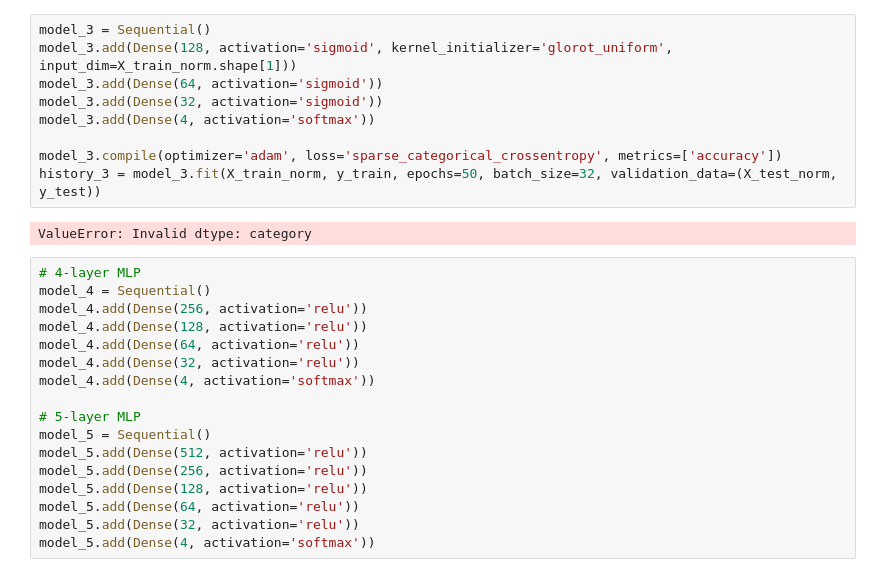
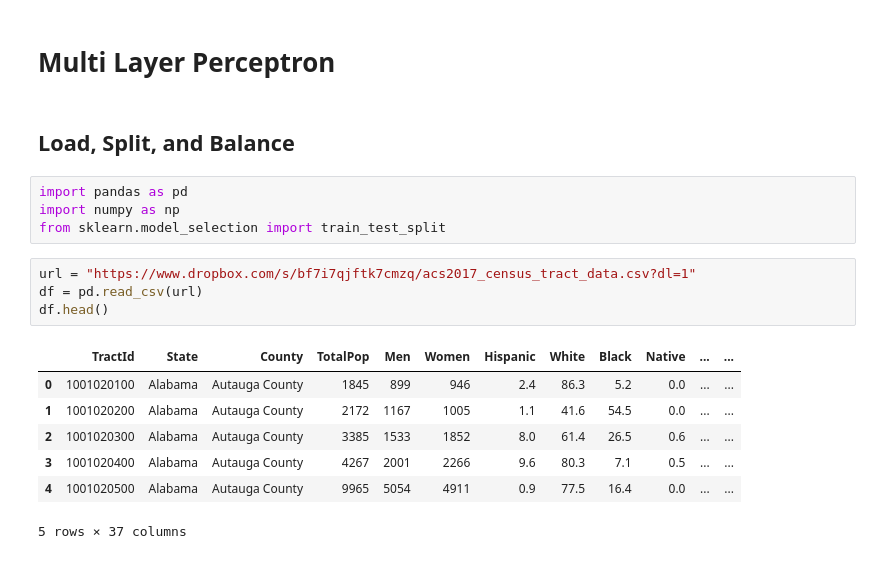
Before and after one commit to logcho/multi-layer-perceptron, a Jupyter notebook: explorations.ipynb, the cells around one changed output. Drawn from its saved outputs; the diff is of its cells as text.

```diff
--- a/explorations.ipynb
+++ b/explorations.ipynb
@@ -164,28 +1,20 @@ NameError: name 'history' is not defined
-# %%
-model_3 = Sequential()
-model_3.add(Dense(128, activation='sigmoid', kernel_initializer='glorot_uniform', input_dim=X_train_norm.shape[1]))
-model_3.add(Dense(64, activation='sigmoid'))
-model_3.add(Dense(32, activation='sigmoid'))
-model_3.add(Dense(4, activation='softmax'))
-
-model_3.compile(optimizer='adam', loss='sparse_categorical_crossentropy', metrics=['accuracy'])
-history_3 = model_3.fit(X_train_norm, y_train, epochs=50, batch_size=32, validation_data=(X_test_norm, y_test))
-# %% [output]
-ValueError: Invalid dtype: category
-# %%
-# 4-layer MLP
-model_4 = Sequential()
-model_4.add(Dense(256, activation='relu'))
-model_4.add(Dense(128, activation='relu'))
-model_4.add(Dense(64, activation='relu'))
-model_4.add(Dense(32, activation='relu'))
-model_4.add(Dense(4, activation='softmax'))
-
-# 5-layer MLP
-model_5 = Sequential()
-model_5.add(Dense(512, activation='relu'))
-model_5.add(Dense(256, activation='relu'))
-model_5.add(Dense(128, activation='relu'))
-model_5.add(Dense(64, activation='relu'))
-model_5.add(Dense(32, activation='relu'))
-model_5.add(Dense(4, activation='softmax'))
+# %% [markdown]
+# Multi Layer Perceptron
+# %% [markdown]
+## Load, Split, and Balance
+# %%
+import pandas as pd
+import numpy as np
+from sklearn.model_selection import train_test_split
+# %%
+url = "https://www.dropbox.com/s/bf7i7qjftk7cmzq/acs2017_census_tract_data.csv?dl=1"
+df = pd.read_csv(url)
+df.head()
+# %% [output]
+|  | TractId | State | County | TotalPop | Men | Women | Hispanic | White | Black | Native | ... | ... |
+| 0 | 1001020100 | Alabama | Autauga County | 1845 | 899 | 946 | 2.4 | 86.3 | 5.2 | 0.0 | ... | ... |
+| 1 | 1001020200 | Alabama | Autauga County | 2172 | 1167 | 1005 | 1.1 | 41.6 | 54.5 | 0.0 | ... | ... |
+| 2 | 1001020300 | Alabama | Autauga County | 3385 | 1533 | 1852 | 8.0 | 61.4 | 26.5 | 0.6 | ... | ... |
+| 3 | 1001020400 | Alabama | Autauga County | 4267 | 2001 | 2266 | 9.6 | 80.3 | 7.1 | 0.5 | ... | ... |
+| 4 | 1001020500 | Alabama | Autauga County | 9965 | 5054 | 4911 | 0.9 | 77.5 | 16.4 | 0.0 | ... | ... |
+5 rows × 37 columns
```
Also changed, not shown: parts of 44 cells of this notebook, 7 other files.
